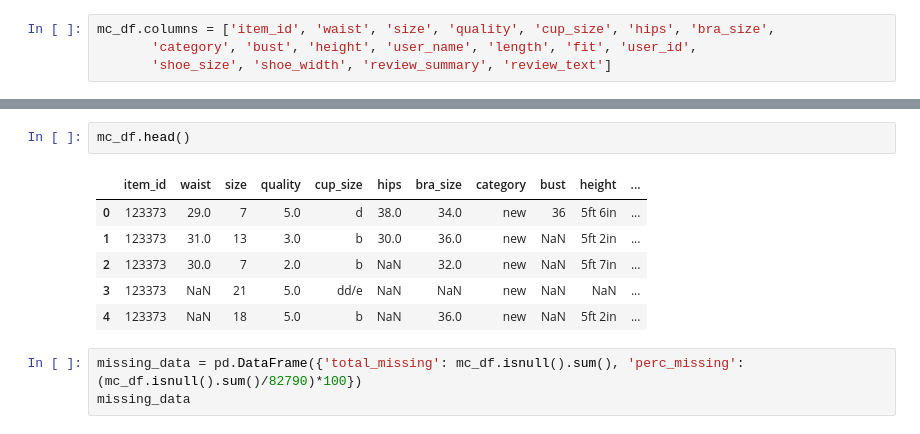
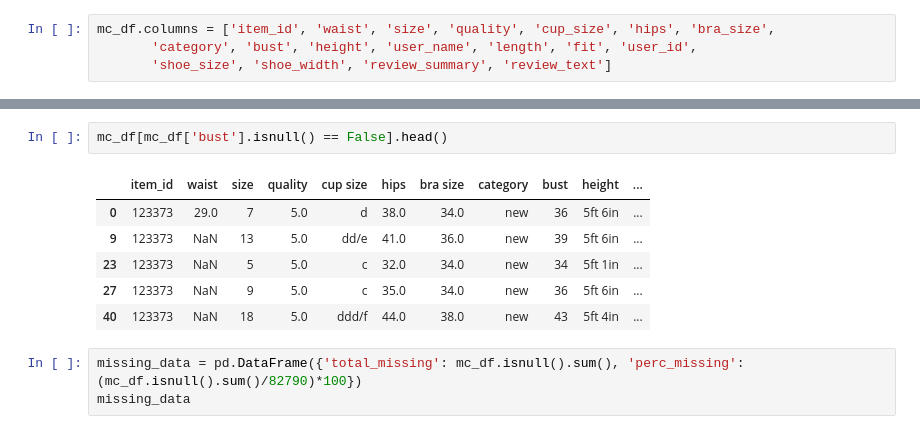
Before and after one commit to countofkant/AI-ExpertFW-Prj, a Jupyter notebook: cloth recommendation_EDA_KDY.ipynb, the cells around one changed output, grey strips where cells are left out. Drawn from its saved outputs; the diff is of its cells as text.

```diff
--- a/cloth recommendation_EDA_KDY.ipynb
+++ b/cloth recommendation_EDA_KDY.ipynb
@@ -136,12 +172,12 @@ mc_df.describe()
 # %%
-mc_df.head()
+mc_df[mc_df['bust'].isnull() == False].head()
 # %% [output]
-|  | item_id | waist | size | quality | cup_size | hips | bra_size | category | bust | height | ... |
+|  | item_id | waist | size | quality | cup size | hips | bra size | category | bust | height | ... |
 | 0 | 123373 | 29.0 | 7 | 5.0 | d | 38.0 | 34.0 | new | 36 | 5ft 6in | ... |
-| 1 | 123373 | 31.0 | 13 | 3.0 | b | 30.0 | 36.0 | new | NaN | 5ft 2in | ... |
-| 2 | 123373 | 30.0 | 7 | 2.0 | b | NaN | 32.0 | new | NaN | 5ft 7in | ... |
-| 3 | 123373 | NaN | 21 | 5.0 | dd/e | NaN | NaN | new | NaN | NaN | ... |
-| 4 | 123373 | NaN | 18 | 5.0 | b | NaN | 36.0 | new | NaN | 5ft 2in | ... |
+| 9 | 123373 | NaN | 13 | 5.0 | dd/e | 41.0 | 36.0 | new | 39 | 5ft 6in | ... |
+| 23 | 123373 | NaN | 5 | 5.0 | c | 32.0 | 34.0 | new | 34 | 5ft 1in | ... |
+| 27 | 123373 | NaN | 9 | 5.0 | c | 35.0 | 34.0 | new | 36 | 5ft 6in | ... |
+| 40 | 123373 | NaN | 18 | 5.0 | ddd/f | 44.0 | 38.0 | new | 43 | 5ft 4in | ... |
 # %%
 missing_data = pd.DataFrame({'total_missing': mc_df.isnull().sum(), 'perc_missing': (mc_df.isnull().sum()/82790)*100})
 missing_data
```
Also changed, not shown: parts of 17 cells of this notebook, 1 other file.
